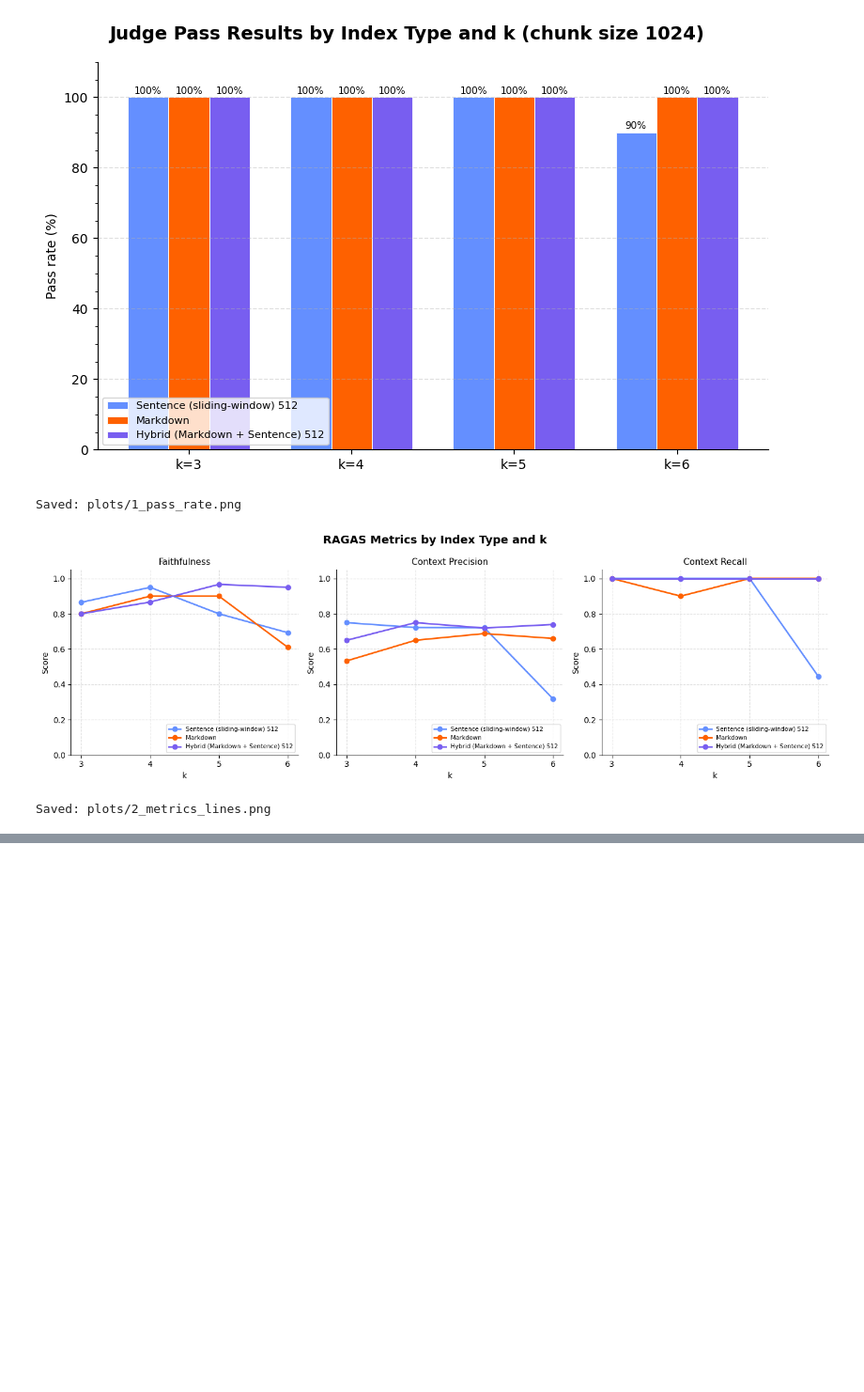
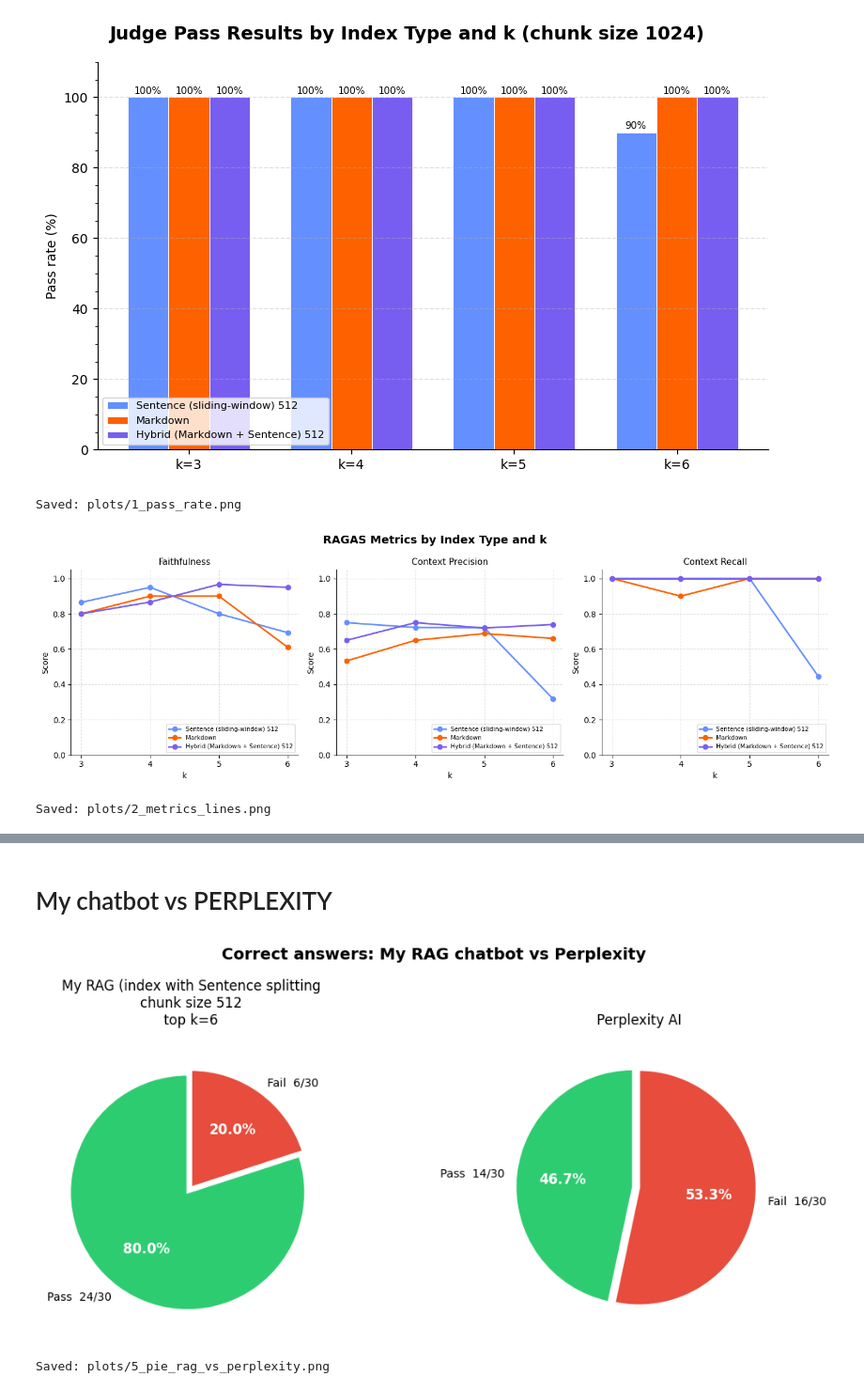
Before and after one commit to Gabriele-tomai00/rag_eval_units, a Jupyter notebook: rag_eval/comparison_study.ipynb, the cells around one changed output, grey strips where cells are left out. Shown at 94% size. Drawn from its saved outputs; the diff is of its cells as text; code cells hidden in the pictures; blank space fills up the shorter version.

```diff
--- a/rag_eval/comparison_study.ipynb
+++ b/rag_eval/comparison_study.ipynb
@@ -520,0 +725,69 @@ Saved: plots/2_metrics_lines.png
+# %% [markdown]
+# My chatbot vs PERPLEXITY
+# %%
+import pandas as pd
+import matplotlib.pyplot as plt
+from pathlib import Path
+
+PLOTS_DIR = Path("plots")
+PLOTS_DIR.mkdir(exist_ok=True)
+
+PIE_PASS_COLOR = "#2ecc71"
+PIE_FAIL_COLOR = "#e74c3c"
+
+def _pie_counts(path: Path) -> tuple[int, int]:
+    df_tmp = pd.read_csv(path).dropna(subset=["question"])
+    passes = int((df_tmp["judge_result"].str.lower() == "pass").sum())
+    return passes, len(df_tmp) - passes
+
+
+def plot_pie_comparison(save_path: Path) -> None:
+    path_rag = Path("evals/experiments/from_index_sentence_512_k_6_results.csv")
+    path_prx = Path("evals/experiments/perplexity_results.csv")
+
+    rag_pass, rag_fail = _pie_counts(path_rag)
+    prx_pass, prx_fail = _pie_counts(path_prx)
+
+    fig, (ax1, ax2) = plt.subplots(1, 2, figsize=(11, 5))
+    fig.suptitle(
+        "Correct answers: My RAG chatbot vs Perplexity",
+        fontsize=14, fontweight="bold",
+    )
+
+    for ax, (n_pass, n_fail), title in [
+        (ax1, (rag_pass, rag_fail), "My RAG (index with Sentence splitting\nchunk size 512\ntop k=6"),
+        (ax2, (prx_pass, prx_fail), "Perplexity AI"),
+    ]:
+        total   = n_pass + n_fail
+        sizes   = [n_pass, n_fail]
+        labels  = [f"Pass  {n_pass}/{total}", f"Fail  {n_fail}/{total}"]
+        colors  = [PIE_PASS_COLOR, PIE_FAIL_COLOR]
+        explode = (0.05, 0)
+
+        wedges, texts, autotexts = ax.pie(
+            sizes,
+            labels=labels,
+            colors=colors,
+            explode=explode,
+            autopct="%1.1f%%",
+            startangle=90,
+            wedgeprops=dict(edgecolor="white", linewidth=2),
+            textprops=dict(fontsize=10),
+        )
+        for at in autotexts:
+            at.set_fontsize(12)
+            at.set_fontweight("bold")
+            at.set_color("white")
+
+        ax.set_title(title, fontsize=12, pad=14)
+
+    plt.tight_layout()
+    fig.savefig(save_path, dpi=150, bbox_inches="tight")
+    plt.show()
+    print(f"Saved: {save_path}")
+
+
+plot_pie_comparison(PLOTS_DIR / "5_pie_rag_vs_perplexity.png")
+# %% [output]
+[figure, added]
+Saved: plots/5_pie_rag_vs_perplexity.png
```
Also changed, not shown: parts of 3 cells of this notebook, 5 other files.
